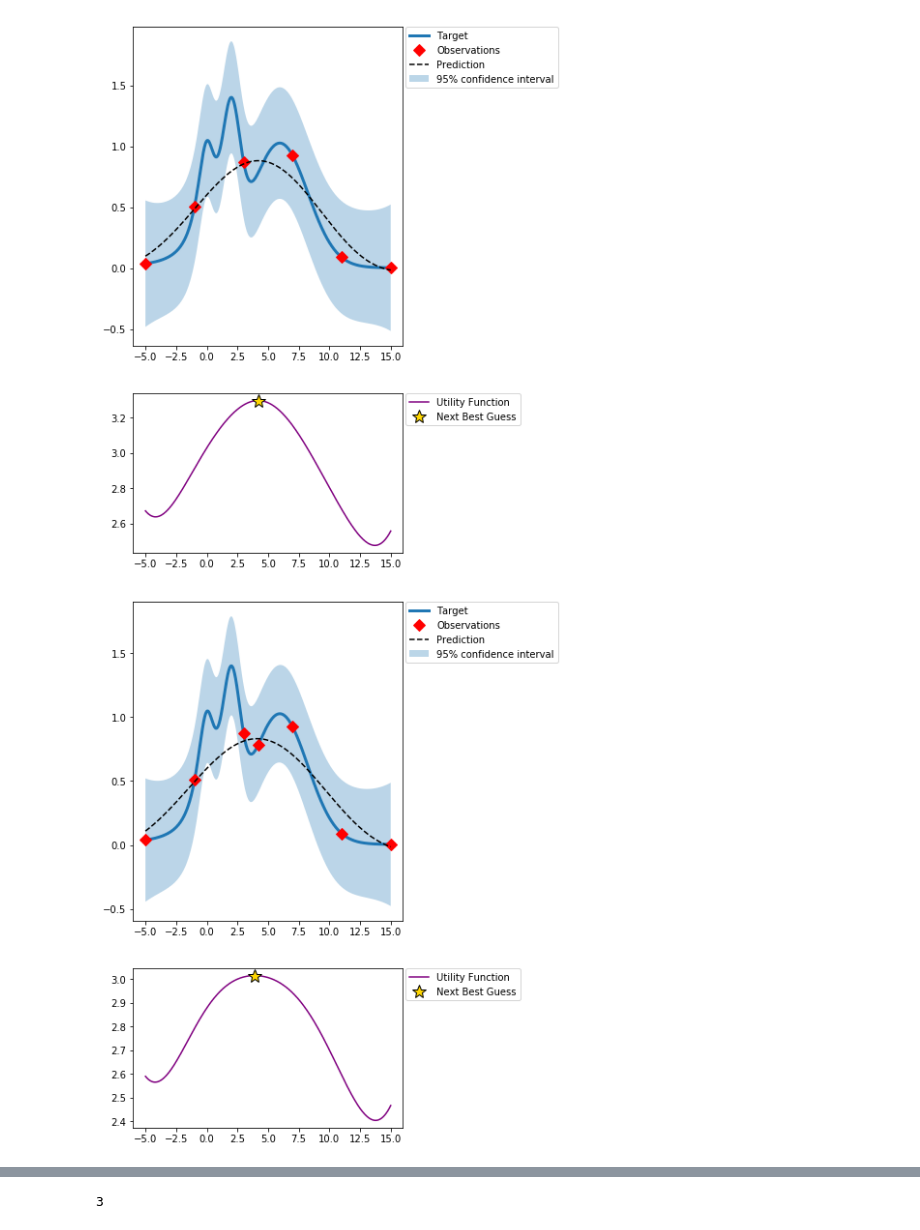
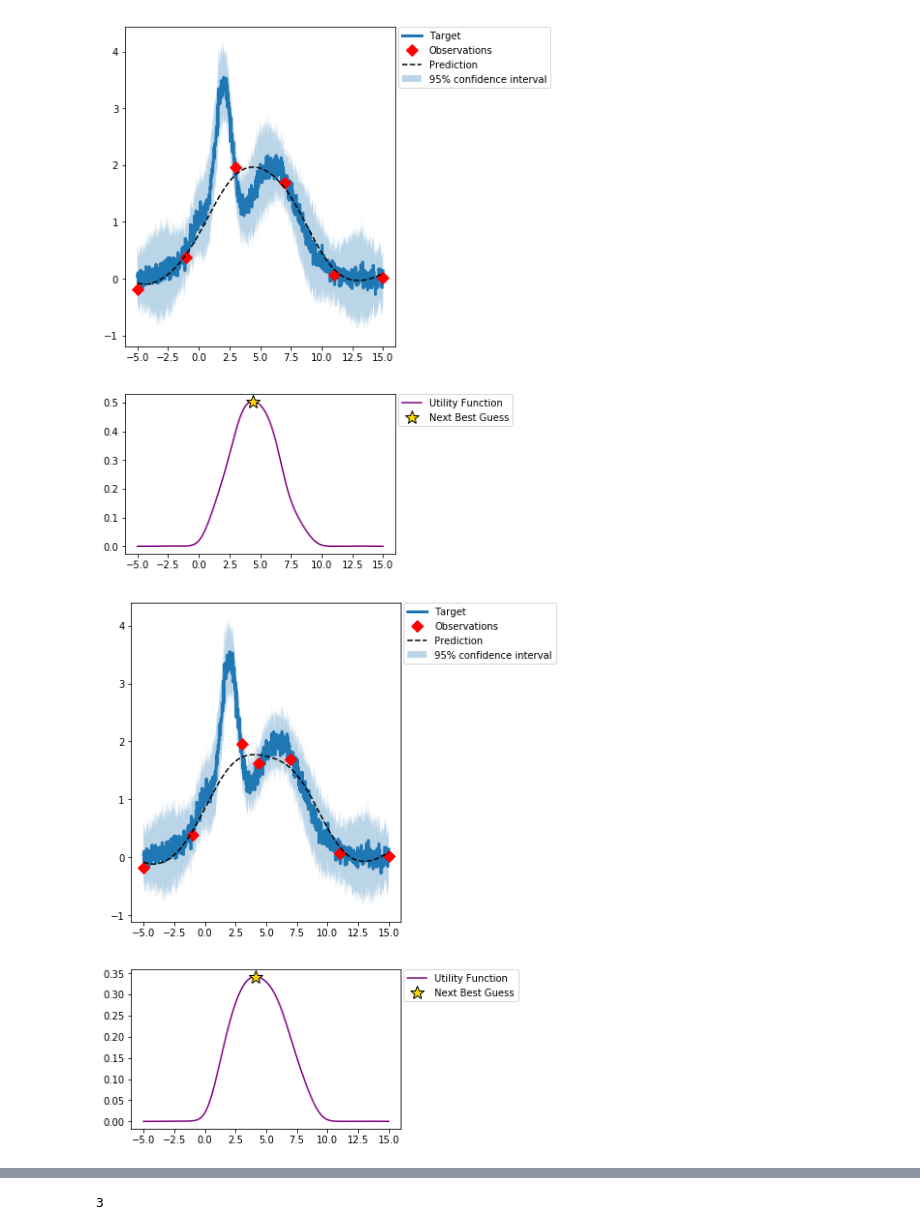
Before and after one commit to xyaoab/resnet_active_learning-, a Jupyter notebook: bayes_opt.ipynb, the cells around one changed output, grey strips where cells are left out. Drawn from its saved outputs; the diff is of its cells as text; code cells hidden in the pictures.

Commit message:
acquisition functions without entropy search

```diff
--- a/bayes_opt.ipynb
+++ b/bayes_opt.ipynb
@@ -69,12 +70,12 @@ class ExactGPModel(gpytorch.models.ExactGP):
         # Our mean function is constant in the interval [-5,15]
         self.mean_module = ConstantMean(constant_bounds=(-5,15))
         # We use the RBF kernel as a universal approximator
-        self.covar_module = RBFKernel(log_lengthscale_bounds=(-5, 5))
+        self.covar_module = RBFKernel(log_lengthscale_bounds=(-6, 6))
 
     def forward(self, x):
         mean_x = self.mean_module(x)
         covar_x = self.covar_module(x)
-        # Return moddl output as GaussianRandomVariable
+        # Return model output as GaussianRandomVariable
         return GaussianRandomVariable(mean_x, covar_x)
 # %%
 # train model to get the hypeparameters
@@ -91,7 +92,7 @@ def train_model(model,train_x,train_y):
     # "Loss" for GPs - the marginal log likelihood
     mll = gpytorch.mlls.ExactMarginalLogLikelihood(likelihood, model)
 
-    training_iter = 20
+    training_iter = 10
     for i in range(training_iter):
         # Zero gradients from previous iteration
         optimizer.zero_grad()
@@ -126,15 +127,41 @@ def ucb(observed_pred, kappa=5):
     return acq,torch.argmax(acq)
+# %%
+# expected improvement
+def ei(observed_pred, train_y):
+    y_max = torch.max(train_y)
+    mean = observed_pred.mean()
+    std = torch.sqrt(observed_pred.var())
+    z = (mean - y_max) / std
+    acq = (mean - y_max) * Normal(0,1).cdf(z) + std * Normal(0,1).log_prob(z).exp()
+    return acq, torch.argmax(acq)
+# %%
+# probability of improvement
+def poi(observed_pred, train_y):
+    y_max = torch.max(train_y)
+    mean = observed_pred.mean()
+    std = torch.sqrt(observed_pred.var())
+    z = (mean - y_max) / std
+    acq = Normal(0,1).cdf(z)
+    return acq, torch.argmax(acq)
 # %%
-for i in range(3):
+#
+iteration = 10
+for i in range(iteration):
     # initialize likelihood and model
-    likelihood = GaussianLikelihood(log_noise_bounds=(-5, 5))
+    likelihood = GaussianLikelihood(log_noise_bounds=(-3, -1))
     model = ExactGPModel(train_x.data, train_y.data, likelihood)
 
     #train model
     train_model(model,train_x,train_y)
     observed_pred = eval_model(model,likelihood)
+    #choose acquisition function
 
-    acq,index = ucb(observed_pred)
+    #acq,index = ucb(observed_pred)
+    acq,index = ei(observed_pred,train_y)
+    acq,index = poi(observed_pred,train_y)
+
+
+
     xx = Variable(x[index]).view(1)
     yy = target(xx)
     plot_gp(train_x.numpy(), train_y.numpy(), x.numpy(), y.numpy(), observed_pred, True, acq, True)
@@ -163,2 +190,2 @@ Iter 20/20 - Loss: 0.639   log_lengthscale: 1.813   log_noise: -1.875
-[figure, old version]
+[figure, new version]
-[figure, old version]
+[figure, new version]
```
Also changed, not shown: parts of 5 cells of this notebook.
